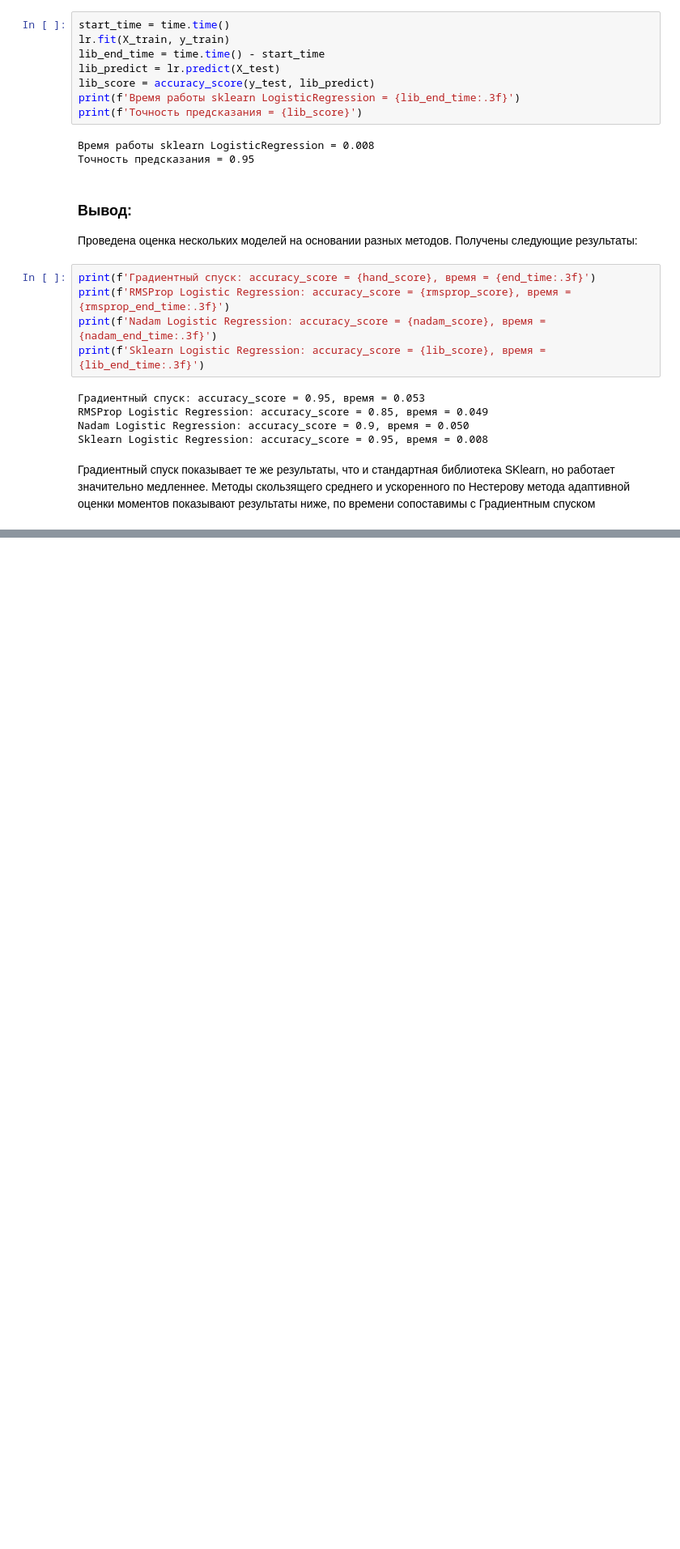
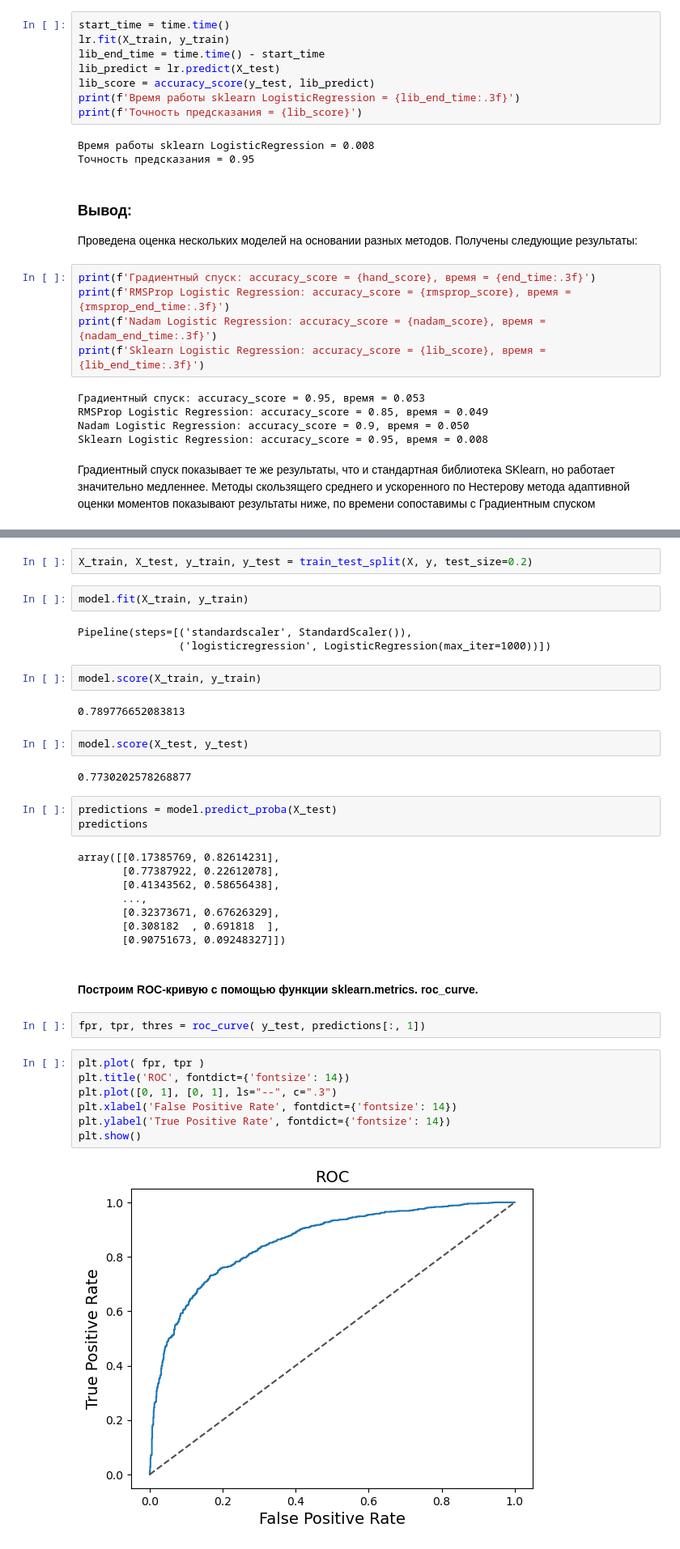
Before and after one commit to VyacheslavGusev/Machine_Lerning, a Jupyter notebook: ML_practice.ipynb, the cells around one changed output, grey strips where cells are left out. Shown at 81% size. Drawn from its saved outputs; the diff is of its cells as text; blank space fills up the shorter version.

```diff
--- a/ML_practice.ipynb
+++ b/ML_practice.ipynb
@@ -565,0 +784,39 @@ Sklearn Logistic Regression: accuracy_score = 0.95, время = 0.008
+# %%
+X_train, X_test, y_train, y_test = train_test_split(X, y, test_size=0.2)
+# %%
+model.fit(X_train, y_train)
+# %% [output]
+Pipeline(steps=[('standardscaler', StandardScaler()),
+                ('logisticregression', LogisticRegression(max_iter=1000))])
+# %%
+model.score(X_train, y_train)
+# %% [output]
+0.789776652083813
+# %%
+model.score(X_test, y_test)
+# %% [output]
+0.7730202578268877
+# %%
+predictions = model.predict_proba(X_test)
+predictions
+# %% [output]
+array([[0.17385769, 0.82614231],
+       [0.77387922, 0.22612078],
+       [0.41343562, 0.58656438],
+       ...,
+       [0.32373671, 0.67626329],
+       [0.308182  , 0.691818  ],
+       [0.90751673, 0.09248327]])
+# %% [markdown]
+#### Построим ROC-кривую с помощью функции sklearn.metrics. roc_curve.
+# %%
+fpr, tpr, thres = roc_curve( y_test, predictions[:, 1])
+# %%
+plt.plot( fpr, tpr )
+plt.title('ROC', fontdict={'fontsize': 14})
+plt.plot([0, 1], [0, 1], ls="--", c=".3")
+plt.xlabel('False Positive Rate', fontdict={'fontsize': 14})
+plt.ylabel('True Positive Rate', fontdict={'fontsize': 14})
+plt.show()
+# %% [output]
+[figure, added]
```
Also changed, not shown: parts of 43 cells of this notebook.
